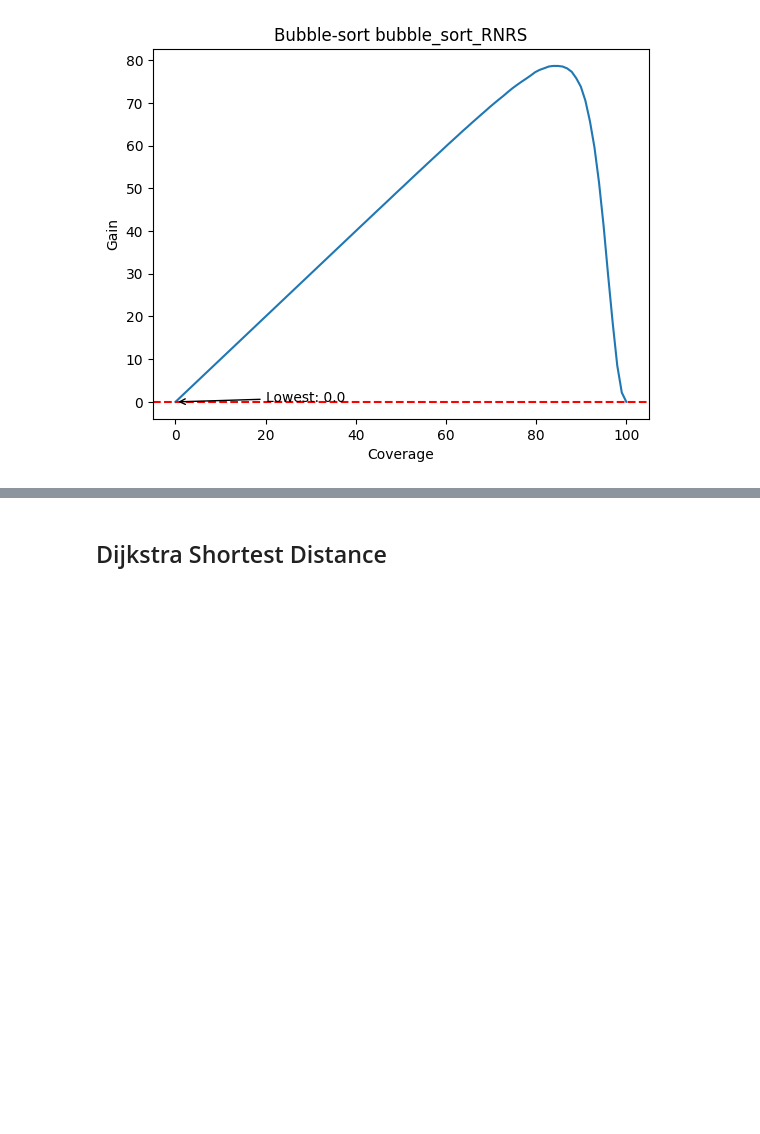
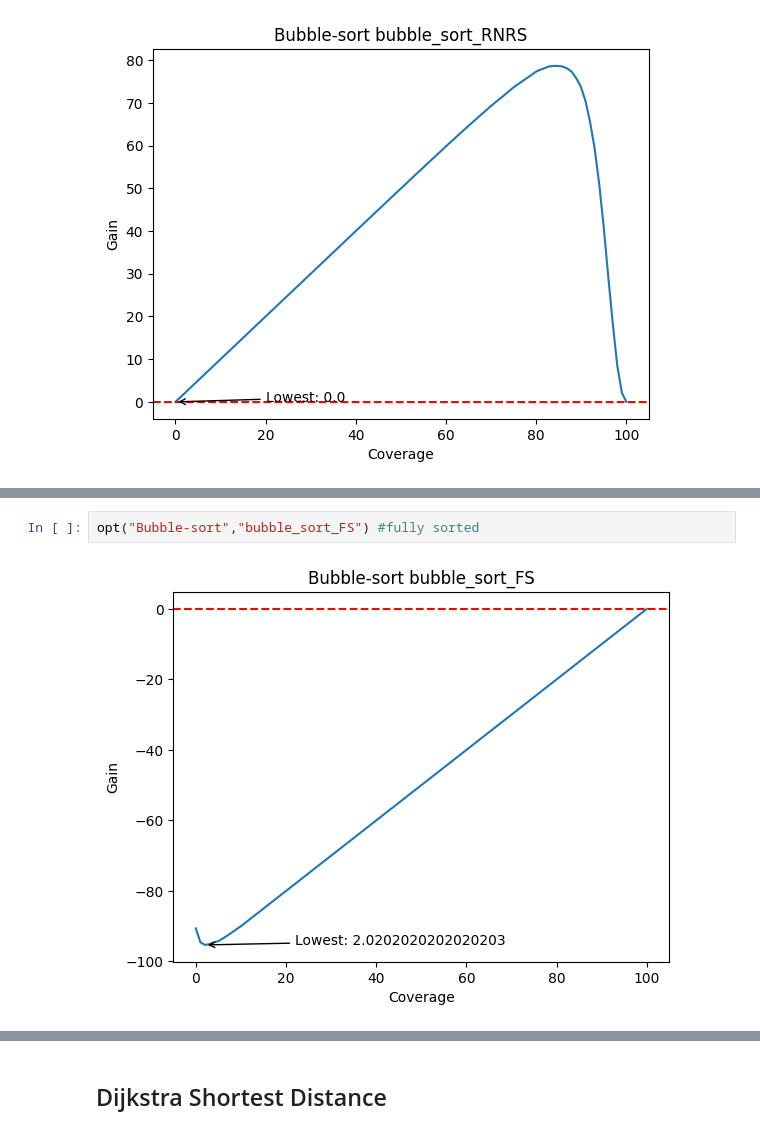
Before and after one commit to biniyam-mt/EDL, a Jupyter notebook: opt.ipynb, the cells around one changed output, grey strips where cells are left out. Cells and saved outputs as stored; diff of their text form; blank space fills up the shorter version.

```diff
--- a/opt.ipynb
+++ b/opt.ipynb
@@ -122,0 +125,4 @@ opt("Bubble-sort","bubble_sort_RNRS_HS")
+# %%
+opt("Bubble-sort","bubble_sort_FS") #fully sorted
+# %% [output]
+[figure, added]
```
Also changed, not shown: parts of 4 cells of this notebook, 1 other file.
